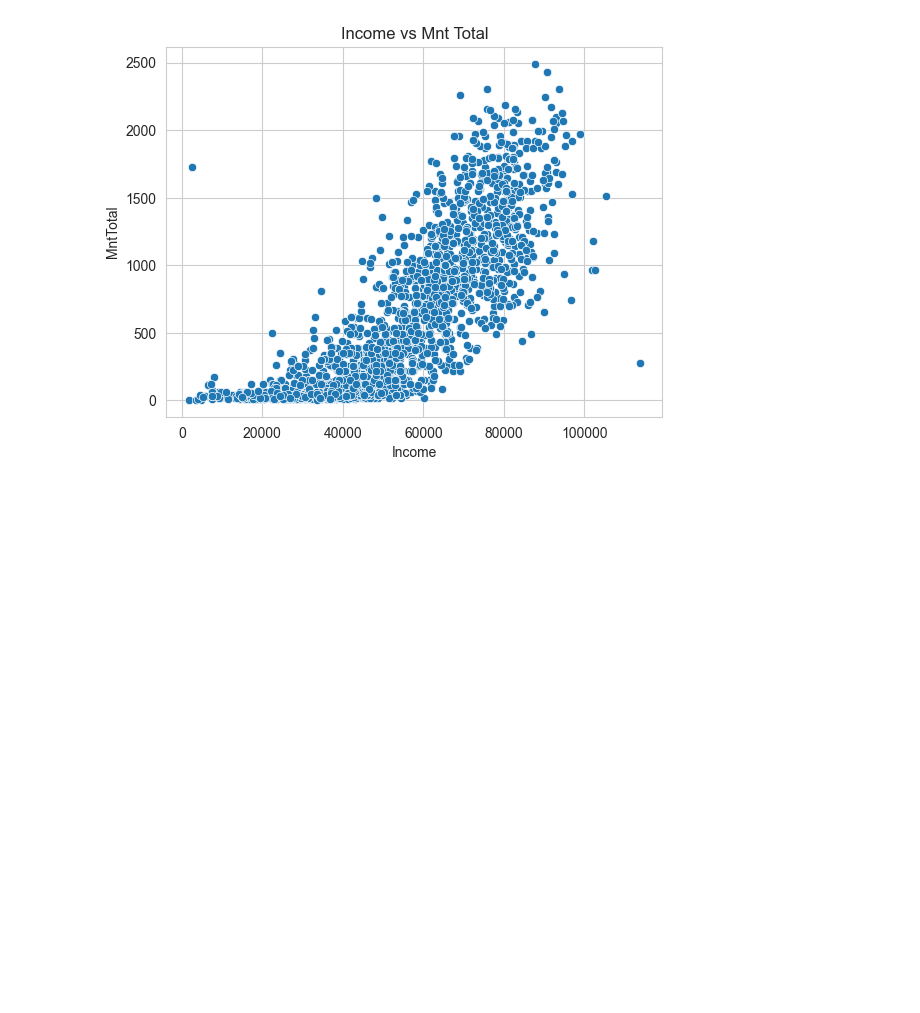
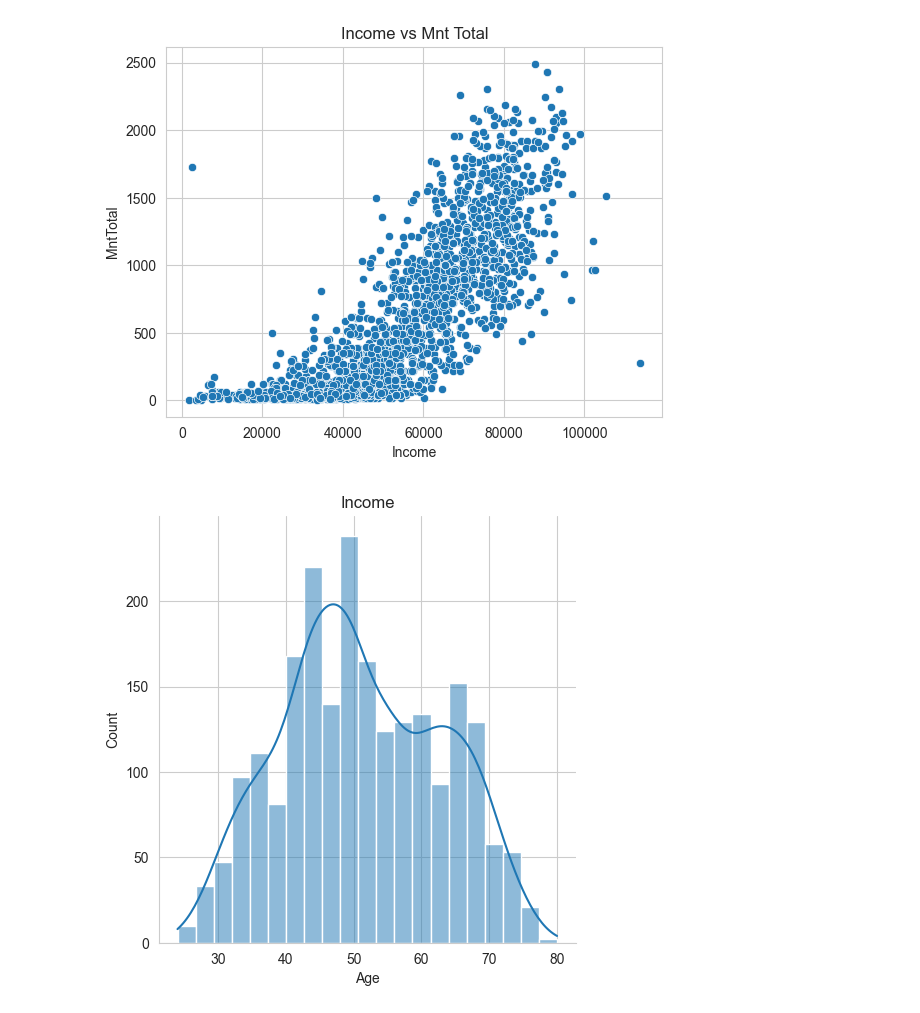
Before and after one commit to ayg15/marketing-analytics, a Jupyter notebook: marketing_analytics.ipynb, the cells around one changed output. Cells and saved outputs as stored; diff of their text form; code cells hidden in the pictures; blank space fills up the shorter version.

```diff
--- a/marketing_analytics.ipynb
+++ b/marketing_analytics.ipynb
@@ -155,3 +177,14 @@ plt.title("Income vs Mnt Total")
 plt.show()
 # %% [output]
 [figure]
+# %%
+sns.set_style("whitegrid")
+sns.displot(
+    data=ifood_df,
+    x="Age",
+    kde=True
+)
+plt.title("Income")
+plt.show()
+# %% [output]
+[figure, added]
```
Also changed, not shown: parts of 6 cells of this notebook.
